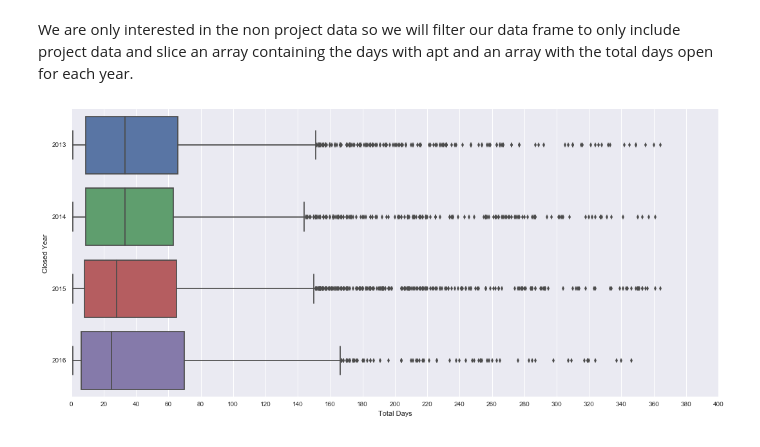
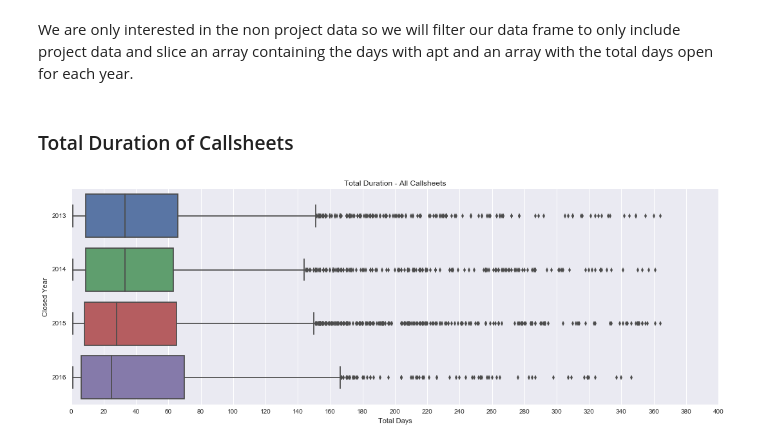
Before and after one commit to mikebywater/notebooks, a Jupyter notebook: Callsheet_Analysis/Duration.ipynb, the cells around one changed output. Cells and saved outputs as stored; diff of their text form; code cells hidden in the pictures.

```diff
--- a/Callsheet_Analysis/Duration.ipynb
+++ b/Callsheet_Analysis/Duration.ipynb
@@ -36,9 +36,12 @@ df = df[df['Project Work'] != 'Y']
 df = df[df['Total Days'] < 365]
 df = df[df['Days With APT'] > 0]
 df_quoted = df[df['Quote Time'] > 0]
+# %% [markdown]
+### Total Duration of Callsheets
 # %%
-plt.figure(figsize=(18, 8));
-ax = sns.boxplot(y="Closed Year", x="Total Days", data=df, orient="h")
+plt.figure(figsize=(18, 6));
+ax = sns.boxplot(y="Closed Year", x="Total Days", data=df, orient="h", )
 ax.set_xticks(np.linspace(0,400,21));
+ax.set_title("Total Duration - All Callsheets");
 # %% [output]
-[figure, old version]
+[figure, new version]
```
Also changed, not shown: parts of 9 cells of this notebook.
